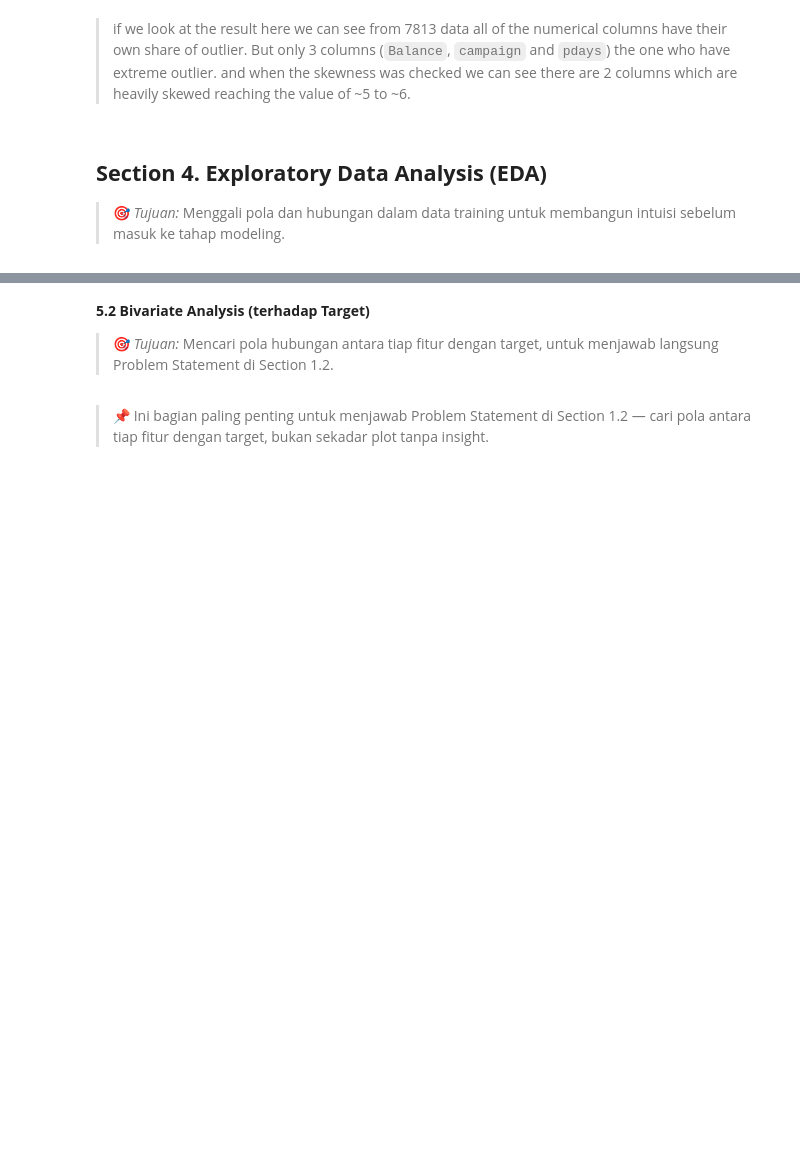
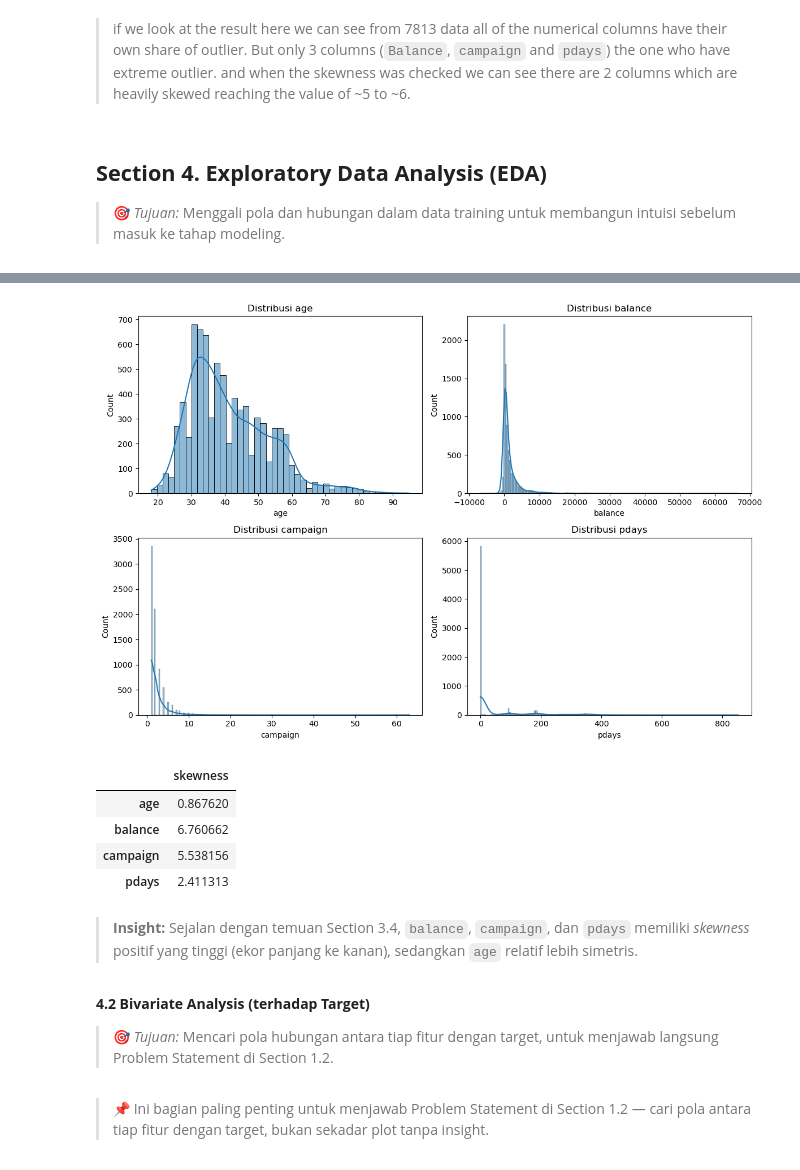
Before and after one commit to ElmarLeonard9/Bank_Marketing_Campaign_Analysis_-_ML, a Jupyter notebook: notebook/1.0-bdp-notebook.ipynb, the cells around one changed output, grey strips where cells are left out. Drawn from its saved outputs; the diff is of its cells as text; code cells hidden in the pictures; blank space fills up the shorter version.

```diff
--- a/notebook/1.0-bdp-notebook.ipynb
+++ b/notebook/1.0-bdp-notebook.ipynb
@@ -496,5 +790,27 @@ df.shape
+# %%
+#Distribusi fitur numerik (ringkasan ulang dengan sudut pandang univariate)
+num_features = ['age', 'balance', 'campaign', 'pdays']
+
+fig, axes = plt.subplots(2, 2, figsize=(12, 8))
+axes = axes.flatten()
+for ax, col in zip(axes, num_features):
+    sns.histplot(data=df, x=col, kde=True, ax=ax)
+    ax.set_title(f"Distribusi {col}")
+plt.tight_layout()
+plt.show()
+
+df[num_features].skew().rename("skewness").to_frame()
+# %% [output]
+[figure, added]
+|  | skewness |
+| age | 0.867620 |
+| balance | 6.760662 |
+| campaign | 5.538156 |
+| pdays | 2.411313 |
+# %% [markdown]
+>  **Insight:** Sejalan dengan temuan Section 3.4, `balance`, `campaign`, dan `pdays` memiliki *skewness* positif yang tinggi (ekor panjang ke kanan), sedangkan `age` relatif lebih simetris.
 # %% [markdown]
-**5.2 Bivariate Analysis (terhadap Target)**
+**4.2 Bivariate Analysis (terhadap Target)**
 
 > 🎯 *Tujuan:* Mencari pola hubungan antara tiap fitur dengan target, untuk menjawab langsung Problem Statement di Section 1.2.
 # %% [markdown]
```
Also changed, not shown: parts of 50 cells of this notebook.
